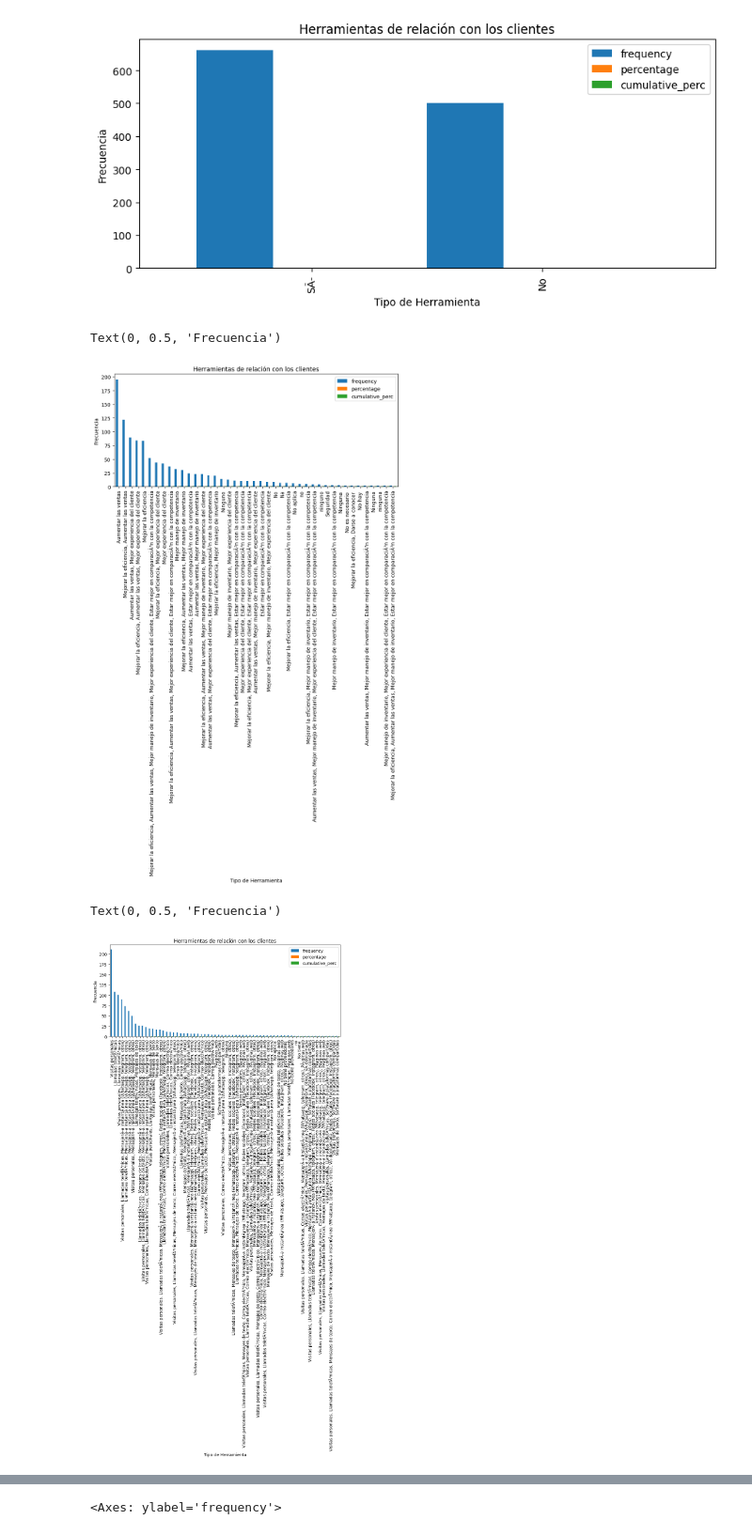
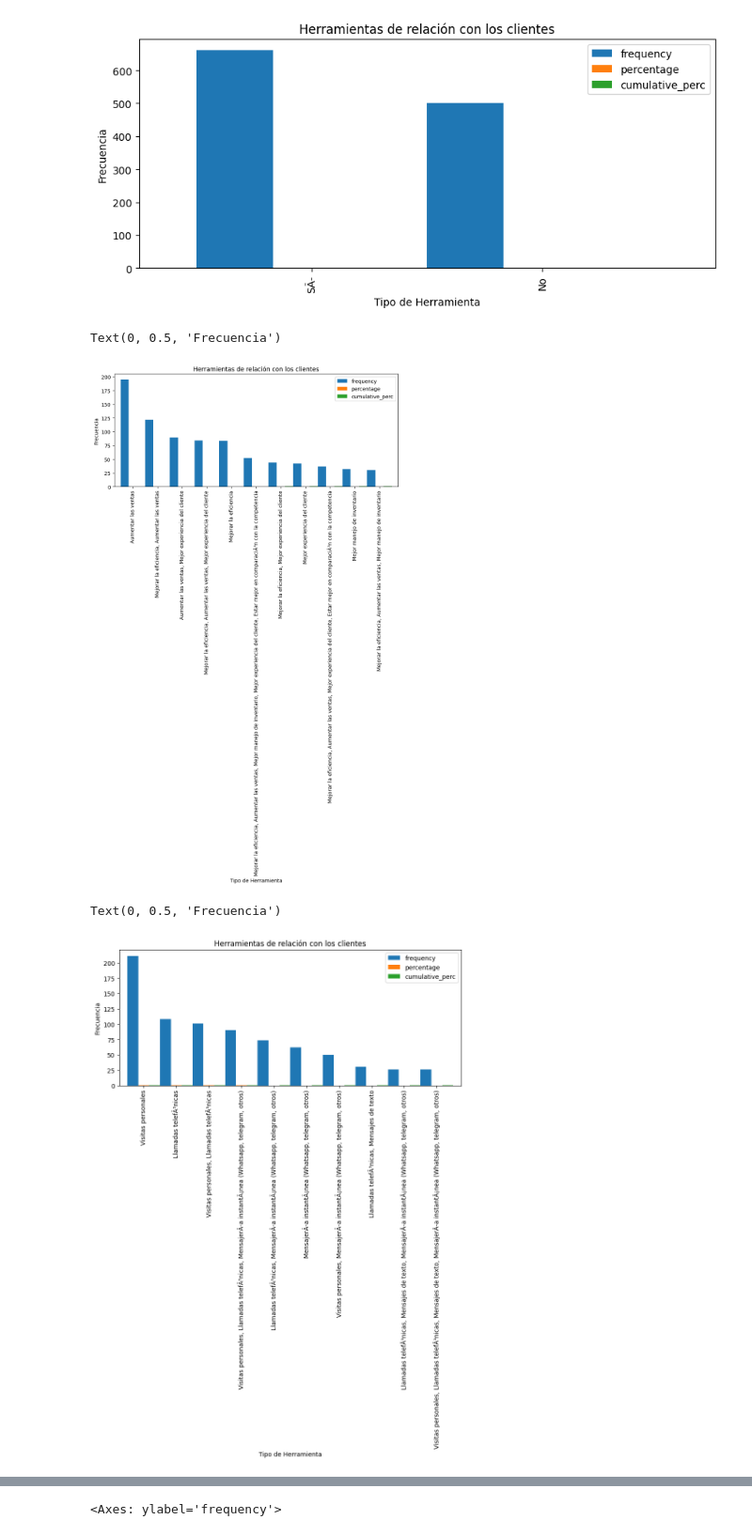
Before and after one commit to RoyJalil/RETOFINAL, a Jupyter notebook: CODIGOFINALRETO.ipynb, the cells around one changed output, grey strips where cells are left out. Shown at 94% size. Drawn from its saved outputs; the diff is of its cells as text; code cells hidden in the pictures.

```diff
--- a/CODIGOFINALRETO.ipynb
+++ b/CODIGOFINALRETO.ipynb
@@ -109,6 +150,6 @@ df.head(2)
 # %%
 #Filtro por columnas
-filtro10=df.iloc[ : , [8,10,11,12,13,15,16,19,21,22,23,24,25,32]]  #columnas no consecutivas
+filtro10=df.iloc[ : , [8,10,11,12,13,15,16,19,21,22,23,24,25,32,34]]  #columnas no consecutivas,
 filtro10
 # %%
 filtro10.info()
@@ -182,7 +225,7 @@ Cualitativas=filtro10.iloc[ : , [0,1,5,6,7,8,9,10,11,12]]
 Cualitativas
 # %%
 #Filtro para obtener variables cuantitativas
-Cuantitativas=filtro10.iloc[ : , [2,3,4,13]]
+Cuantitativas=filtro10.iloc[ : , [2,3,4,13,14]]
 Cuantitativas
 # %%
 #Instalamos librería para análisis de variables categóricas
@@ -353,7 +396,7 @@ Text(0, 0.5, 'Frecuencia')
 table1= freq_tbl(Dataframe_final_reto['Â¿QuÃ© factores influyeron o influirÃ­an en su decisiÃ³n de adoptar tecnologÃ­a en su tienda? (Seleccione todos los que procedan)'])
 table1
 #Obtengo un filtro de los valores más reelevantes de la variables categórica seleccionada
-Filtro1= table1[table1['frequency']>1]
+Filtro1= table1[table1['frequency']>25]
 Filtro1
 #Ajusto el indice de mi dataframe
 Filtro_index1= Filtro1.set_index('Â¿QuÃ© factores influyeron o influirÃ­an en su decisiÃ³n de adoptar tecnologÃ­a en su tienda? (Seleccione todos los que procedan)')
@@ -365,25 +408,25 @@ plt.xlabel('Tipo de Herramienta')
 plt.ylabel('Frecuencia')
 # %% [output]
 Text(0, 0.5, 'Frecuencia')
-[figure, old version]
+[figure, new version]
 # %%
 #Obtengo un análisis univariado de una variable categórica en específico
 table1= freq_tbl(Dataframe_final_reto['Â¿A travÃ©s de cuÃ¡les de los siguientes medios se comunicas con los proveedores?'])
 table1
 #Obtengo un filtro de los valores más reelevantes de la variables categórica seleccionada
-Filtro1= table1[table1['frequency']>1]
+Filtro1= table1[table1['frequency']>25]
 Filtro1
 #Ajusto el indice de mi dataframe
 Filtro_index1= Filtro1.set_index('Â¿A travÃ©s de cuÃ¡les de los siguientes medios se comunicas con los proveedores?')
 Filtro_index1
 #Realizamos grafico de barras del dataframe filtrado
 Filtro_index1.plot(kind = 'bar', width=1, figsize=(10,4))
 plt.title('Herramientas de relación con los clientes')
 plt.xlabel('Tipo de Herramienta')
 plt.ylabel('Frecuencia')
 # %% [output]
 Text(0, 0.5, 'Frecuencia')
-[figure, old version]
+[figure, new version]
 # %%
 #Obtengo un análisis univariado de una variable categórica en específico
 table1= freq_tbl(Dataframe_final_reto['Â¿A travÃ©s de cuÃ¡les de los siguientes medios recibes pedidos de los clientes?'])
```
Also changed, not shown: parts of 29 cells of this notebook.
